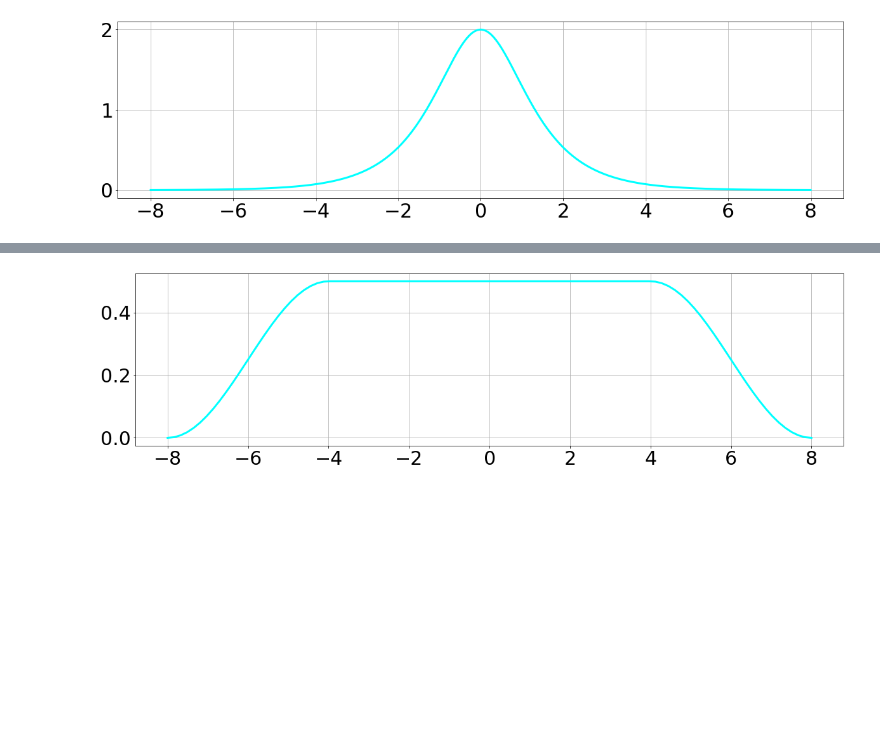
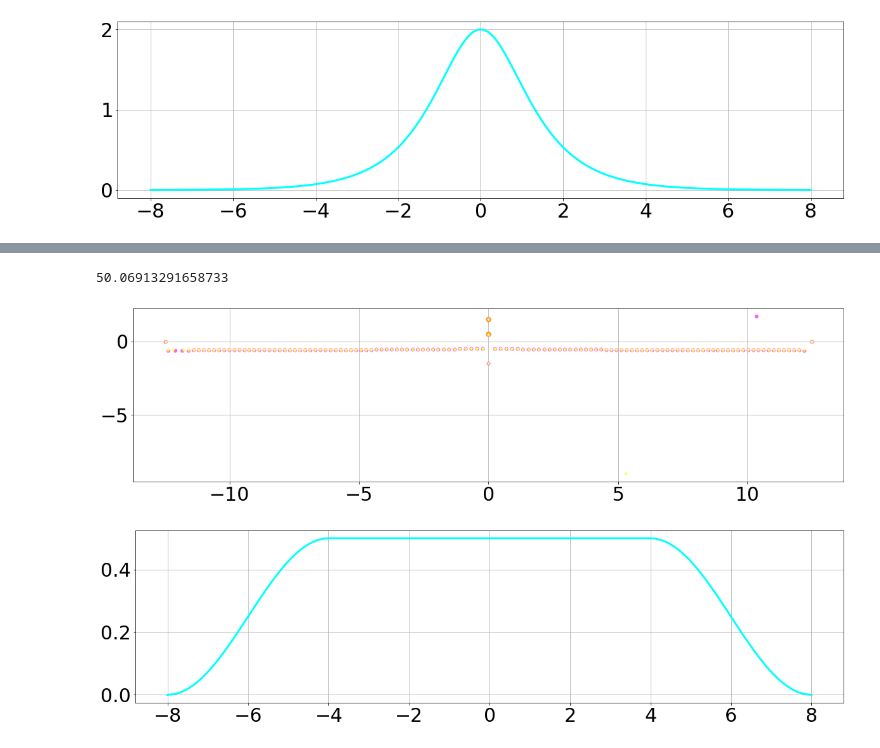
Before and after one commit to esf0/nft-processing, a Jupyter notebook: notebooks/test_nft_poly.ipynb, the cells around one changed output, grey strips where cells are left out. Cells and saved outputs as stored; diff of their text form; code cells hidden in the pictures; blank space fills up the shorter version.

```diff
--- a/notebooks/test_nft_poly.ipynb
+++ b/notebooks/test_nft_poly.ipynb
@@ -189,0 +273,4 @@ print(np.absolute(a_d_fnft0))
+# %%
+xi_span_test
+# %% [output]
+50.06913291658733
@@ -190,3 +280,22 @@ print(np.absolute(a_d_fnft0))
+# %%
+matplotlib.rcParams.update({'font.size': 30})
+fig, axs = plt.subplots(1, 1, figsize=(20, 5))
+axs.plot(np.real(xi_test), np.imag(xi_test), 'xkcd:yellow orange', linewidth=0, marker='.', markersize=15)
+axs.plot(np.real(roots_xi), np.imag(roots_xi), 'xkcd:light magenta', linewidth=0, marker='.', markersize=10)
+axs.plot(np.real(roots_xi_next), np.imag(roots_xi_next), 'xkcd:lemon', linewidth=0, marker='*', markersize=5)
+# axs.plot(np.real(xi_real_test), np.imag(xi_real_test), 'xkcd:bluish purple', linewidth=0, marker='.', markersize=5)
+
+# axs.plot(np.real(initial), np.imag(initial), 'xkcd:light magenta', linewidth=0, marker='.', markersize=5)
+
+# axs.plot(np.real(roots), np.imag(roots), 'xkcd:lime', linewidth=0, marker='.', markersize=10)
+# axs.plot(np.real(roots_next), np.imag(roots_next), 'xkcd:bluish purple', linewidth=0, marker='d', markersize=4)
+# axs.plot(np.real(z_test), np.imag(z_test), 'xkcd:cyan', linewidth=0, marker='.', markersize=10)
+# axs.plot(np.real(poly_in_roots), np.imag(poly_in_roots), 'xkcd:cyan', linewidth=0, marker='.', markersize=10)
+
+# axs.set_ylim(0, 2)
+axs.grid(True)
+# %% [output]
+[figure, added]
 # %%
 xi_contour = nft.get_raised_contour(0.5, 16, 100)
 
```
Also changed, not shown: parts of 14 cells of this notebook, 5 other files.
